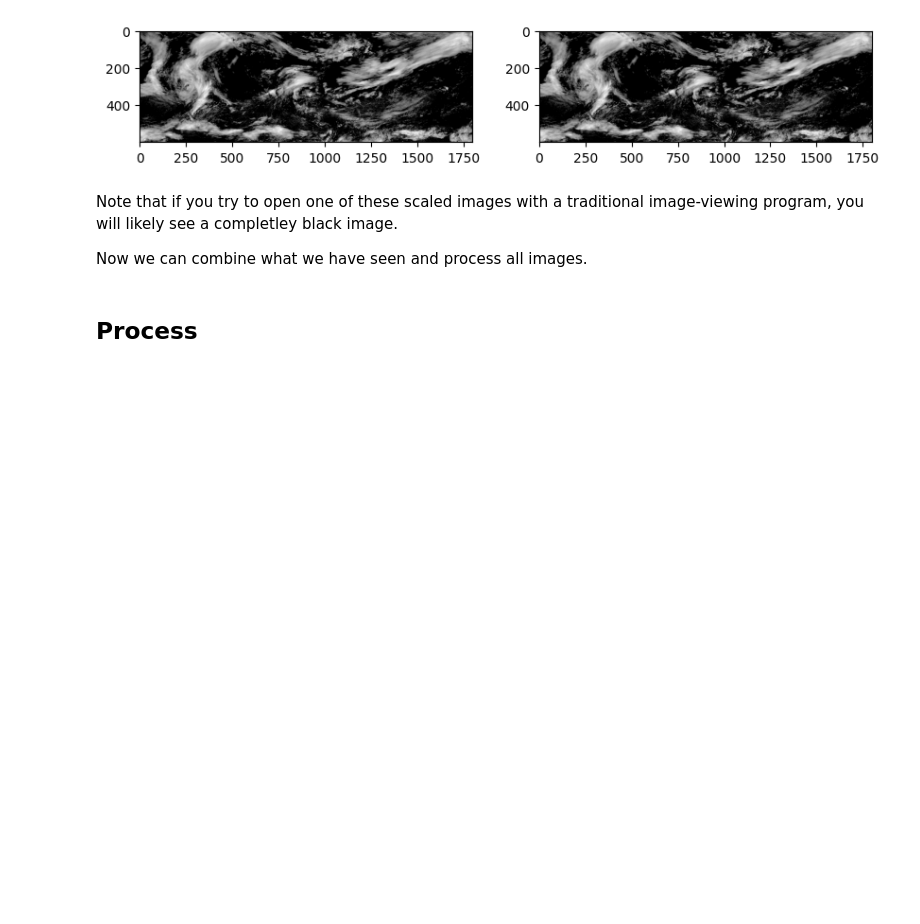
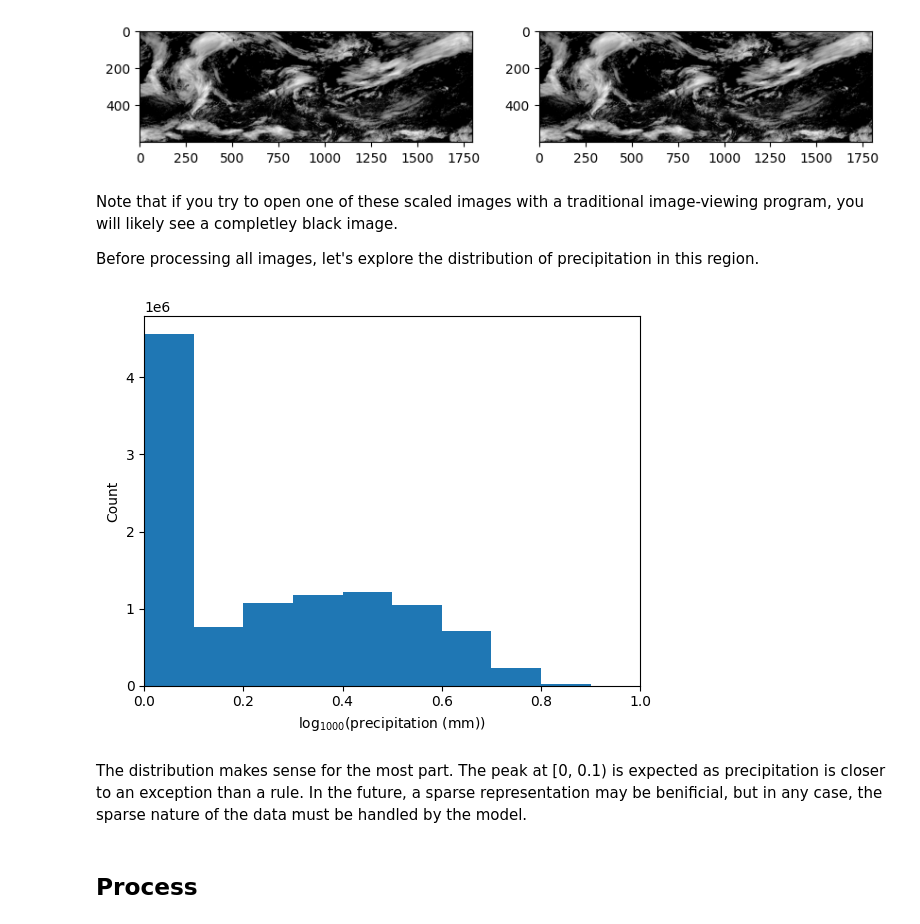
Before and after one commit to jmlazaro25/satellite-forecast, a Jupyter notebook: process.ipynb, the cells around one changed output. Drawn from its saved outputs; the diff is of its cells as text; code cells hidden in the pictures; blank space fills up the shorter version.

Commit message:
note about distribution/sparsity

```diff
--- a/process.ipynb
+++ b/process.ipynb
@@ -123,7 +123,18 @@ plt.imshow(ref_image / 255., cmap='gray');
 # %% [markdown]
 Note that if you try to open one of these scaled images with a traditional image-viewing program, you will likely see a completley black image.
 
-Now we can combine what we have seen and process all images.
+Before processing all images, let's explore the distribution of precipitation in this region.
+# %%
+eda_images = eda_images / 255.
+
+plt.hist(eda_images.reshape(np.prod(eda_images.shape)), bins=np.arange(0,1.1,0.1))
+plt.xlim((0,1))
+plt.xlabel(r'log$_{1000}$(precipitation (mm))')
+plt.ylabel('Count');
+# %% [output]
+[figure, added]
+# %% [markdown]
+The distribution makes sense for the most part. The peak at \[0, 0.1) is expected as precipitation is closer to an exception than a rule. In the future, a sparse representation may be benificial, but in any case, the sparse nature of the data must be handled by the model.
 # %% [markdown]
 <a id='process'></a>
 ## Process
```
Also changed, not shown: parts of 3 cells of this notebook, 1 other file.
